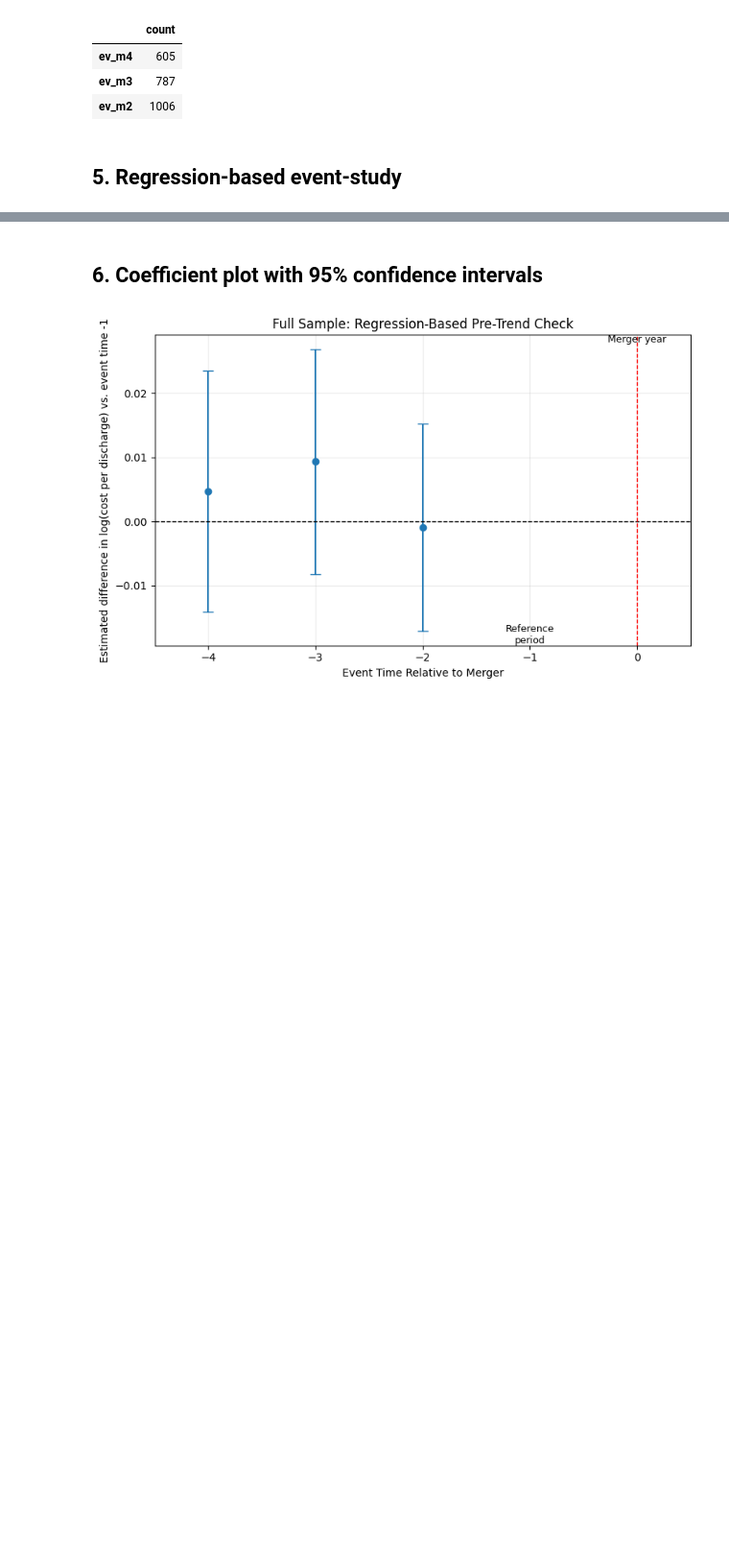
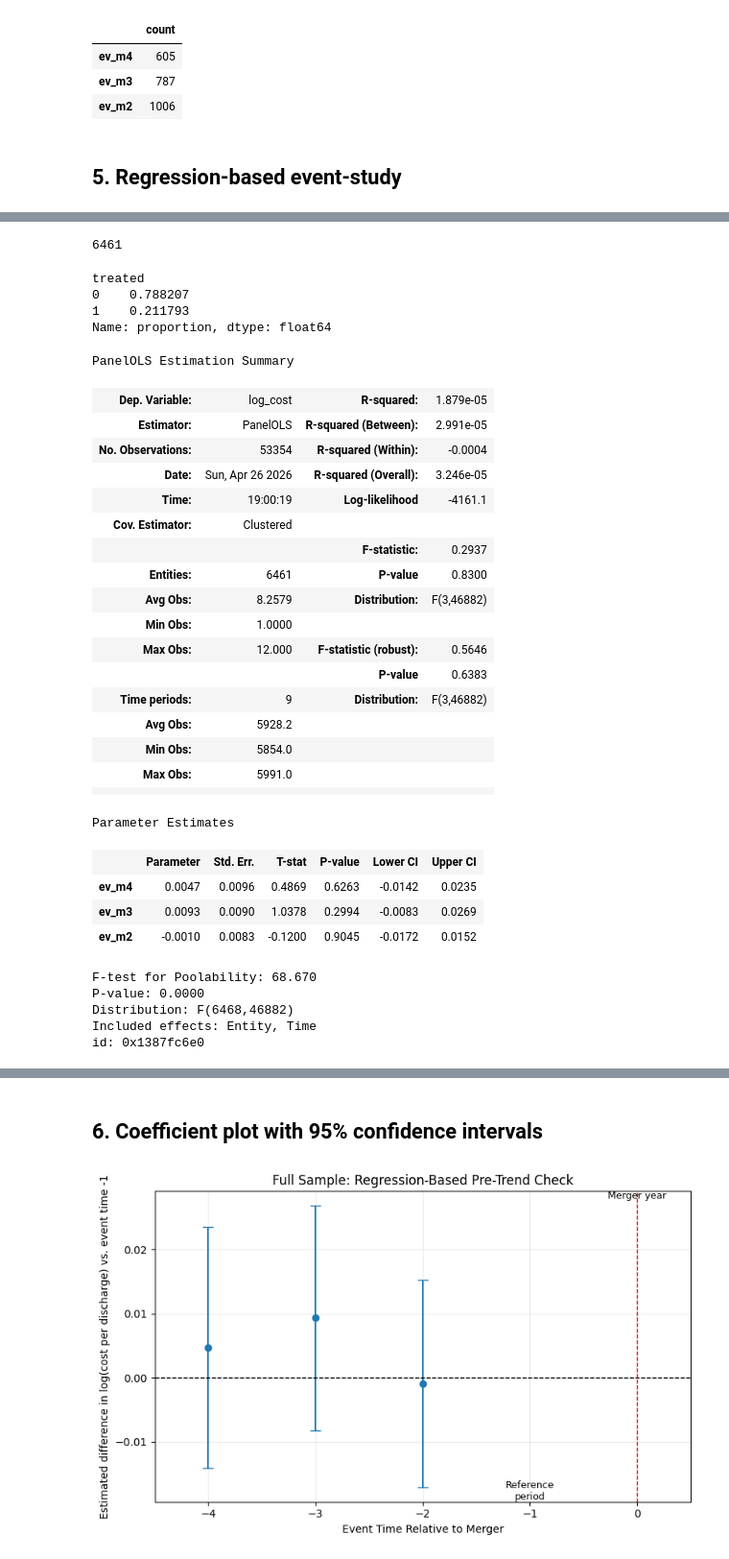
Before and after one commit to FarnooshMemari/IDS_701_final_project, a Jupyter notebook: 03_main_analysis/01_parallel_trend_check.ipynb, the cells around one changed output, grey strips where cells are left out. Shown at 96% size. Cells and saved outputs as stored; diff of their text form; code cells hidden in the pictures; blank space fills up the shorter version.

Commit message:
Update files to PanelOLS

```diff
--- a/03_main_analysis/01_parallel_trend_check.ipynb
+++ b/03_main_analysis/01_parallel_trend_check.ipynb
@@ -178,0 +164,5 @@ display(full_res.params[pre_event_cols].to_frame("estimate"))
+# %%
+# 1. Prepare data (PanelOLS needs a MultiIndex of [Entity, Time])
+df_panel = df.set_index(["PRVDR_NUM", "fiscal_year"])
+print(df_panel.shape)
+df_panel.head()
@@ -178,0 +178,50 @@ display(full_res.params[pre_event_cols].to_frame("estimate"))
+# %%
+df.PRVDR_NUM.nunique()
+# %% [output]
+6461
+# %%
+df_panel.treated.value_counts(normalize=True)
+# %% [output]
+treated
+0    0.788207
+1    0.211793
+Name: proportion, dtype: float64
+# %%
+# 2. Define the model using EntityEffects (Hospital) and TimeEffects (Year)
+# Note: This is MUCH faster and won't crash
+mod = PanelOLS.from_formula(
+    "log_cost ~ ev_m4 + ev_m3 + ev_m2 + EntityEffects + TimeEffects", data=df_panel
+)
+
+# 3. Fit with clustered standard errors
+full_res = mod.fit(cov_type="clustered", cluster_entity=True)
+full_res
+# %% [output]
+PanelOLS Estimation Summary
+| Dep. Variable: | log_cost | R-squared: | 1.879e-05 |
+| Estimator: | PanelOLS | R-squared (Between): | 2.991e-05 |
+| No. Observations: | 53354 | R-squared (Within): | -0.0004 |
+| Date: | Sun, Apr 26 2026 | R-squared (Overall): | 3.246e-05 |
+| Time: | 19:00:19 | Log-likelihood | -4161.1 |
+| Cov. Estimator: | Clustered |  |  |
+|  |  | F-statistic: | 0.2937 |
+| Entities: | 6461 | P-value | 0.8300 |
+| Avg Obs: | 8.2579 | Distribution: | F(3,46882) |
+| Min Obs: | 1.0000 |  |  |
+| Max Obs: | 12.000 | F-statistic (robust): | 0.5646 |
+|  |  | P-value | 0.6383 |
+| Time periods: | 9 | Distribution: | F(3,46882) |
+| Avg Obs: | 5928.2 |  |  |
+| Min Obs: | 5854.0 |  |  |
+| Max Obs: | 5991.0 |  |  |
+|  |  |  |  |
+Parameter Estimates
+|  | Parameter | Std. Err. | T-stat | P-value | Lower CI | Upper CI |
+| ev_m4 | 0.0047 | 0.0096 | 0.4869 | 0.6263 | -0.0142 | 0.0235 |
+| ev_m3 | 0.0093 | 0.0090 | 1.0378 | 0.2994 | -0.0083 | 0.0269 |
+| ev_m2 | -0.0010 | 0.0083 | -0.1200 | 0.9045 | -0.0172 | 0.0152 |
+F-test for Poolability: 68.670
+P-value: 0.0000
+Distribution: F(6468,46882)
+Included effects: Entity, Time
+id: 0x1387fc6e0
```
Also changed, not shown: parts of 10 cells of this notebook, 9 other files.
